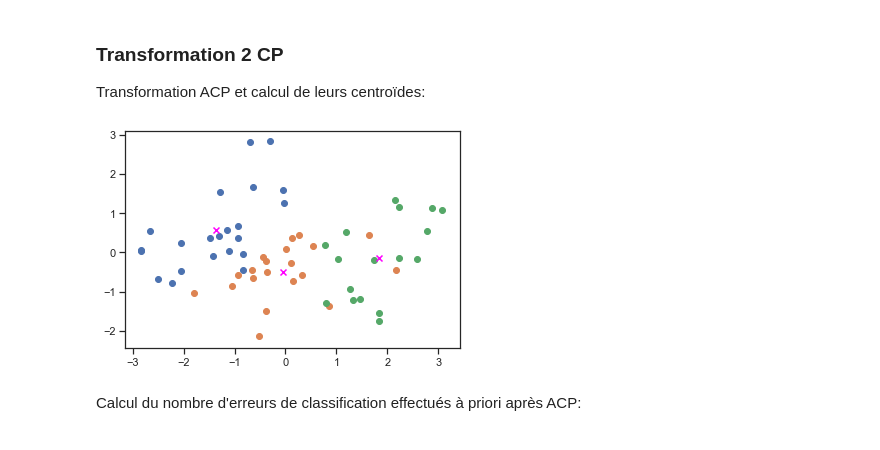
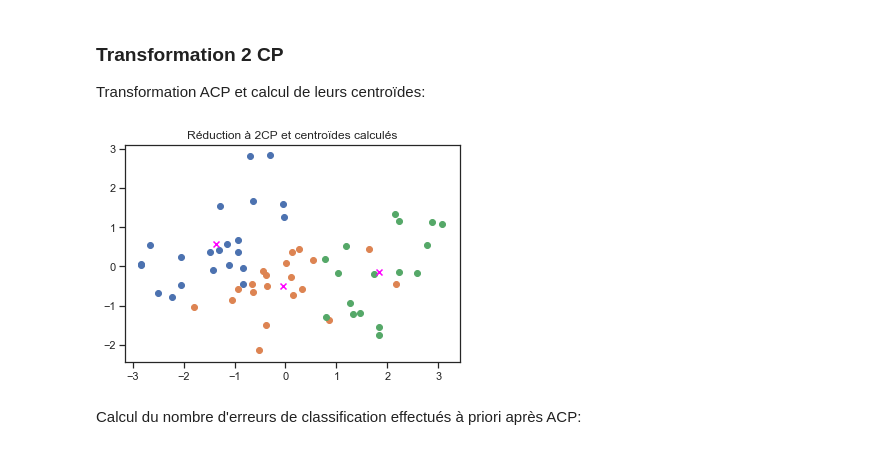
Before and after one commit to ggs22/IFT870-TP1, a Jupyter notebook: tp1.ipynb, the cells around one changed output. Drawn from its saved outputs; the diff is of its cells as text; code cells hidden in the pictures.

```diff
--- a/tp1.ipynb
+++ b/tp1.ipynb
@@ -75,21 +76,21 @@ comparant avec les classes réelles des objets.
 ### Transformation 2 CP
 Transformation ACP et calcul de leurs centroïdes:
 # %%
-pca_2CP = PCA(n_components=2).fit(X)
+pca_2CP_fit = PCA(n_components=2).fit(X)
 pca_2CP_c = []
 centroids_2CP = {}
 transformed_2CP_c = {}
 
 for y_i in y.unique():
-    transformed_2CP_c[y_i] = pca_2CP.transform(df.loc[df['classe'] == y_i].drop('classe', 1))
+    transformed_2CP_c[y_i] = pca_2CP_fit.transform(df.loc[df['classe'] == y_i].drop('classe', 1))
     centroids_2CP[y_i] = transformed_2CP_c[y_i].mean(axis=0)
     pca_2CP_c.extend(transformed_2CP_c[y_i])
     plt.scatter(transformed_2CP_c.get(y_i)[:,0], transformed_2CP_c.get(y_i)[:,1])
     plt.scatter(centroids_2CP[y_i][0], centroids_2CP[y_i][1], marker='x', c='fuchsia')
-    plt.title('Réduction à 2CP et centroïdes calculés'')
-pca_2CP = pca_2CP.transform(X)
+    plt.title('Réduction à 2CP et centroïdes calculés')
+pca_2CP = pca_2CP_fit.transform(X)
 # %% [output]
-[figure, old version]
+[figure, new version]
 # %% [markdown]
 Calcul du nombre d'erreurs de classification effectués à priori après ACP:
 # %%
```
Also changed, not shown: parts of 7 cells of this notebook.
